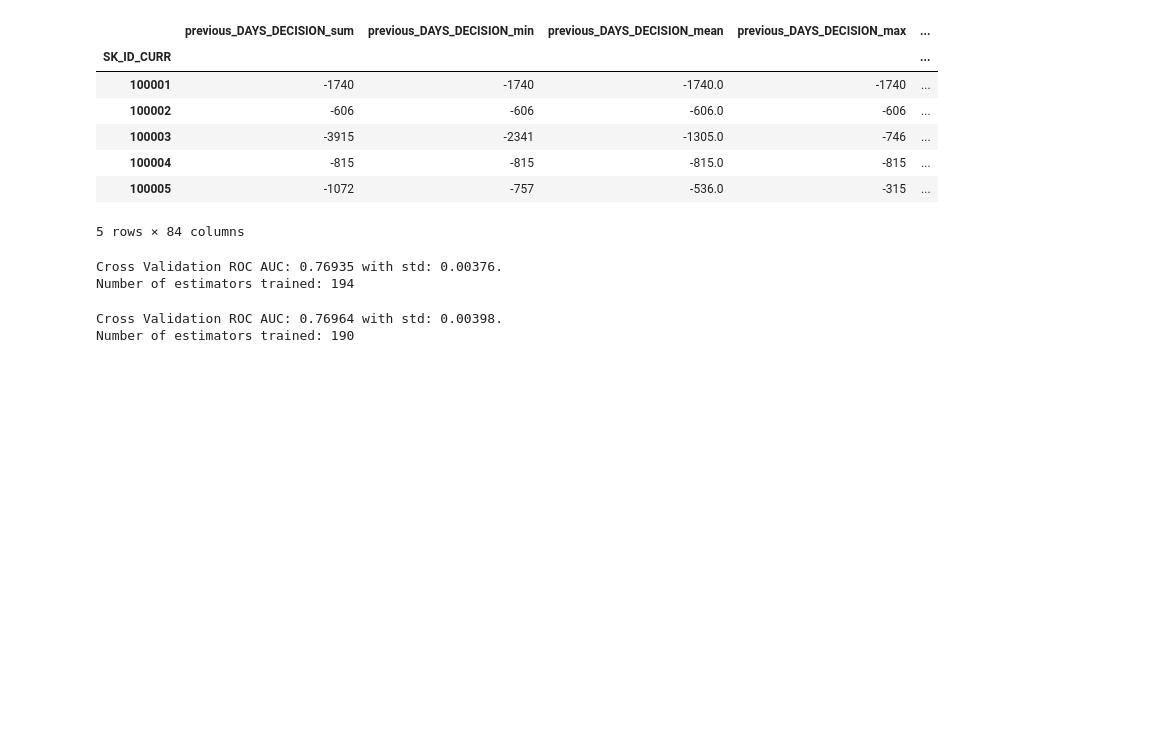
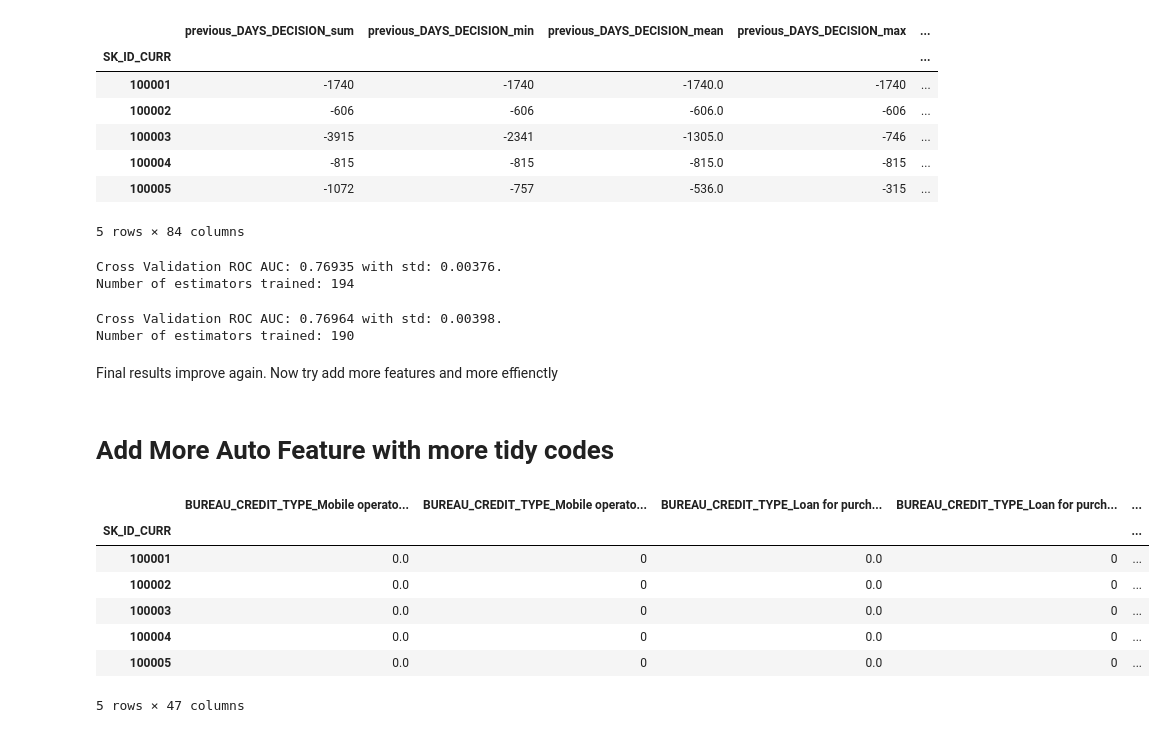
Before and after one commit to haataa/Home-Credit-Default-Risk, a Jupyter notebook: train.ipynb, the cells around one changed output. Saved outputs shown, nothing was run; the diff lists cells and outputs as text; code cells hidden in the pictures; blank space fills up the shorter version.

```diff
--- a/train.ipynb
+++ b/train.ipynb
@@ -355,3 +344,7 @@ submission_fourth.to_csv('./data/submission_fourth.csv', index = False)
 # %% [output]
 Cross Validation ROC AUC: 0.76964 with std: 0.00398.
 Number of estimators trained: 190
+# %% [markdown]
+Final results improve again. Now try add more features and more effienctly
+# %% [markdown]
+# Add More Auto Feature with more tidy codes
@@ -357,0 +420,12 @@ Number of estimators trained: 190
+# %%
+bureau_categorical = agg_categorical(bureau, 'SK_ID_CURR', 'BUREAU')
+bureau_categorical.head()
+# %% [output]
+|  | BUREAU_CREDIT_TYPE_Mobile operato... | BUREAU_CREDIT_TYPE_Mobile operato... | BUREAU_CREDIT_TYPE_Loan for purch... | BUREAU_CREDIT_TYPE_Loan for purch... | ... |
+| SK_ID_CURR |  |  |  |  | ... |
+| 100001 | 0.0 | 0 | 0.0 | 0 | ... |
+| 100002 | 0.0 | 0 | 0.0 | 0 | ... |
+| 100003 | 0.0 | 0 | 0.0 | 0 | ... |
+| 100004 | 0.0 | 0 | 0.0 | 0 | ... |
+| 100005 | 0.0 | 0 | 0.0 | 0 | ... |
+5 rows × 47 columns
```
Also changed, not shown: parts of 11 cells of this notebook.
